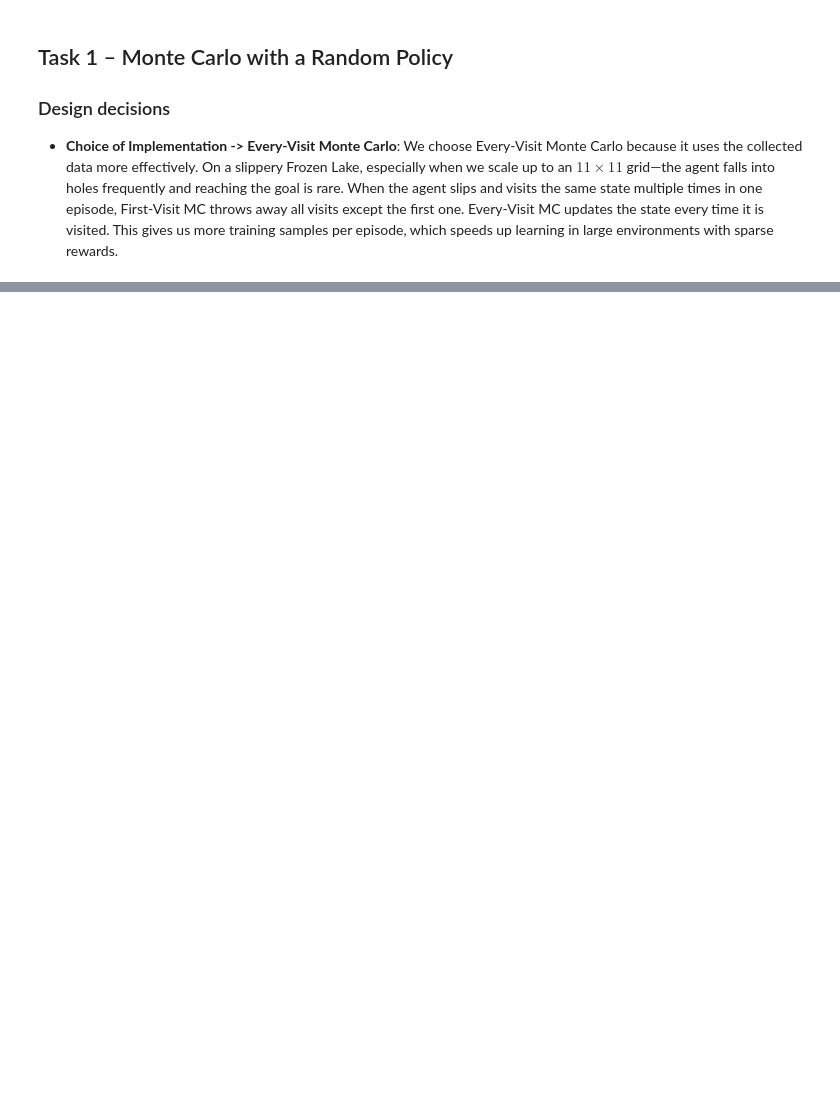
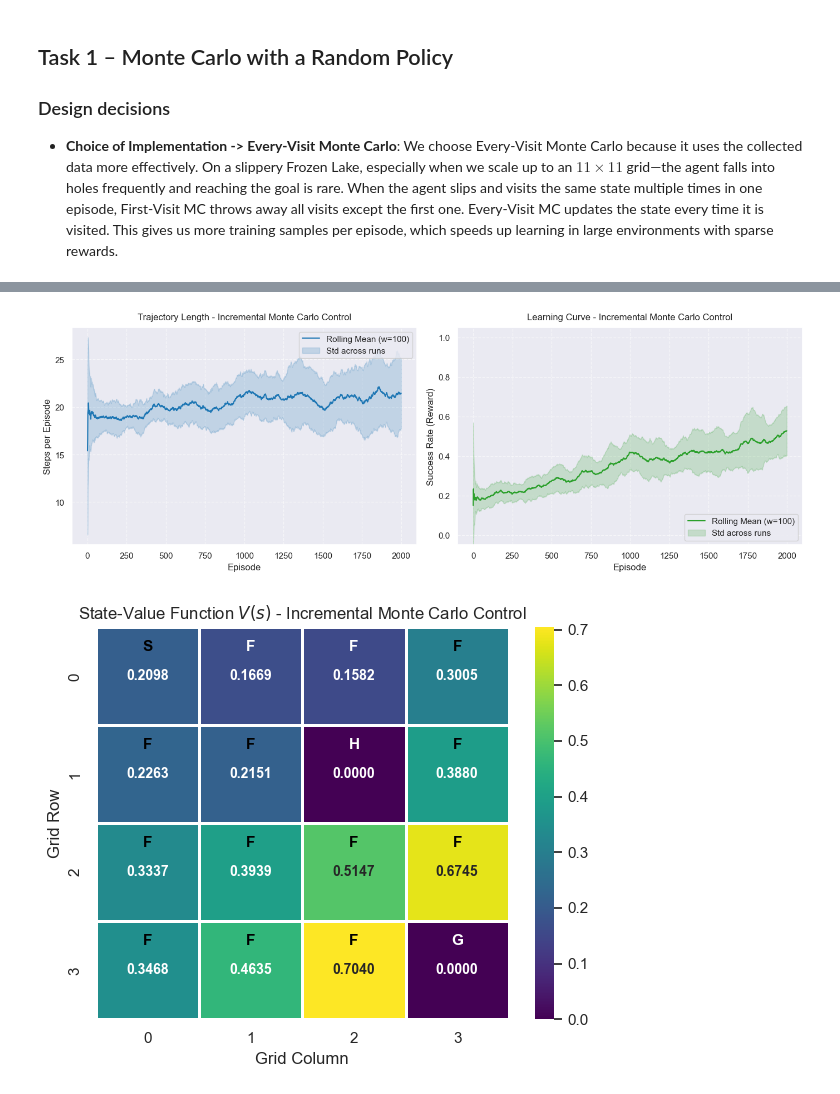
Before and after one commit to Sunkarr/ZHAW, a Jupyter notebook: Semester 7/RL/Graded Lab 1/Graded-Lab-1_jakabnat+bratsjon.ipynb, the cells around one changed output, grey strips where cells are left out. Saved outputs shown, nothing was run; the diff lists cells and outputs as text; code cells hidden in the pictures; blank space fills up the shorter version.

```diff
--- a/Semester 7/RL/Graded Lab 1/Graded-Lab-1_jakabnat+bratsjon.ipynb
+++ b/Semester 7/RL/Graded Lab 1/Graded-Lab-1_jakabnat+bratsjon.ipynb
@@ -276,0 +530,22 @@ def run_monte_carlo_random_policy(env: gym.Env, params: Params):
+# %%
+# Run Incremental Monte Carlo Control with epsilon-greedy policy
+rewards_mc_control, steps_mc_control, episodes_mc_control, state_values_mc_control = run_monte_carlo_control(env, params)
+# %%
+# 1. Performance: Trajectory lengths and learning curve
+plot_performance_curves(
+    rewards=rewards_mc_control,
+    steps=steps_mc_control,
+    algorithm_name="Incremental Monte Carlo Control",
+    window_size=100,
+)
+
+# 2. State values: 2D Heatmap
+plot_state_value_heatmap(
+    state_values=state_values_mc_control,
+    env=env,
+    params=params,
+    algorithm_name="Incremental Monte Carlo Control",
+)
+# %% [output]
+[figure, added]
+[figure, added]
```
Also changed, not shown: parts of 12 cells of this notebook, 3 other files.
